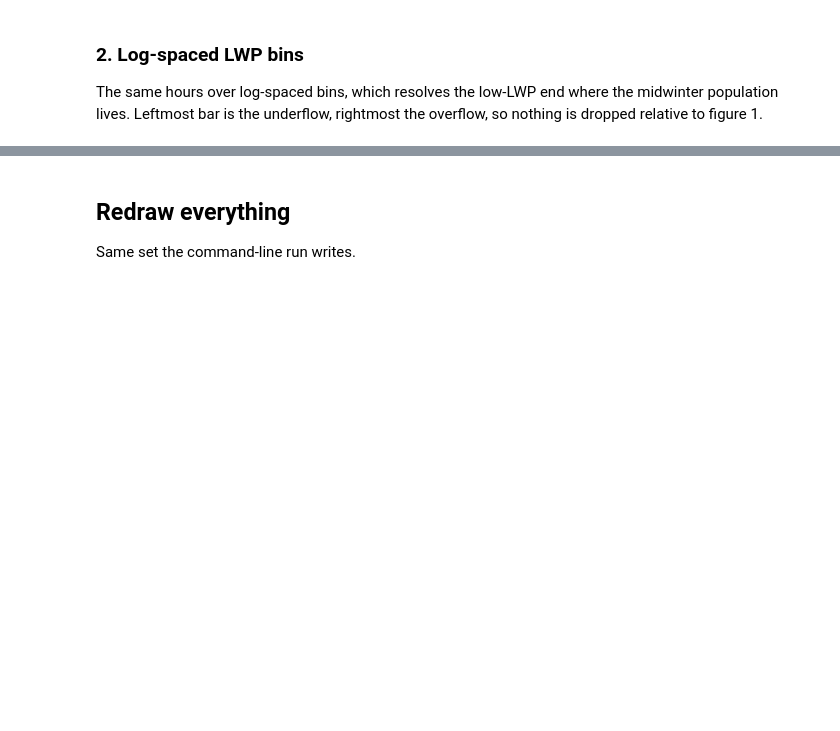
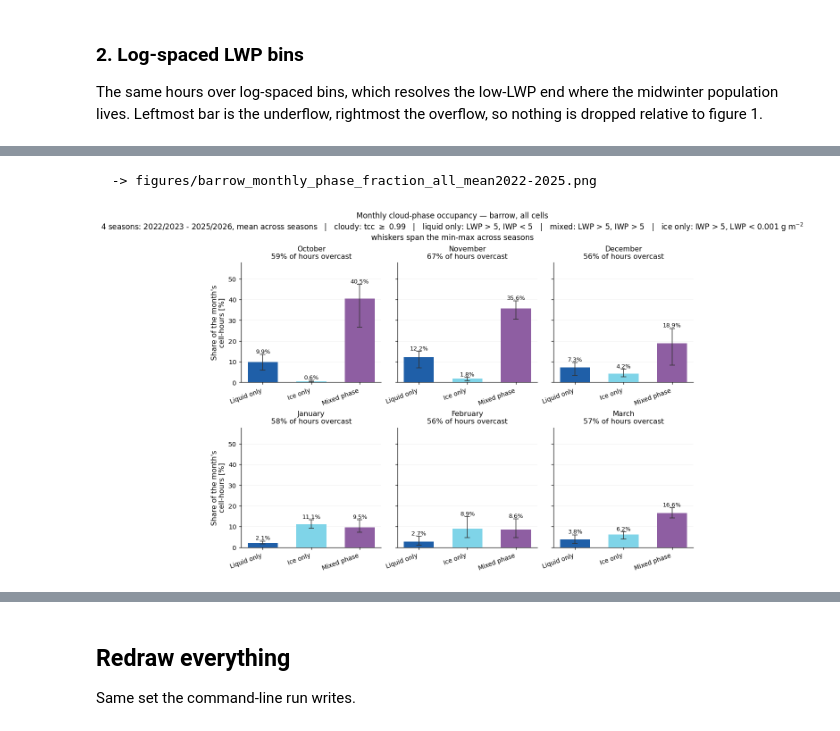
Before and after one commit to andrewjbuggee/Python-Research, a Jupyter notebook: ERA5/surface_energy_budget/plot_lwp_histogram_by_surface_class.ipynb, the cells around one changed output, grey strips where cells are left out. Saved outputs shown, nothing was run; the diff lists cells and outputs as text; code cells hidden in the pictures; blank space fills up the shorter version.

```diff
--- a/ERA5/surface_energy_budget/plot_lwp_histogram_by_surface_class.ipynb
+++ b/ERA5/surface_energy_budget/plot_lwp_histogram_by_surface_class.ipynb
@@ -147,0 +205,5 @@ lwph.fig_log(A, out_dir=SAVE_DIR);
+# %%
+lwph.fig_monthly_phase_fraction(A, out_dir=SAVE_DIR);
+# %% [output]
+  -> figures/barrow_monthly_phase_fraction_all_mean2022-2025.png
+[figure, added]
```
Also changed, not shown: parts of 17 cells of this notebook, 7 other files.
